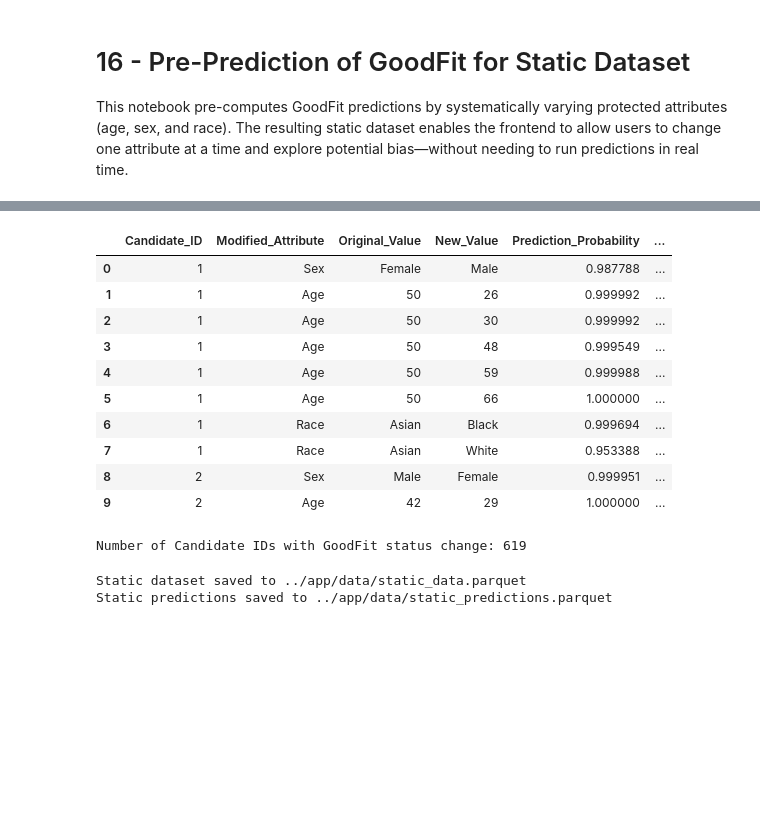
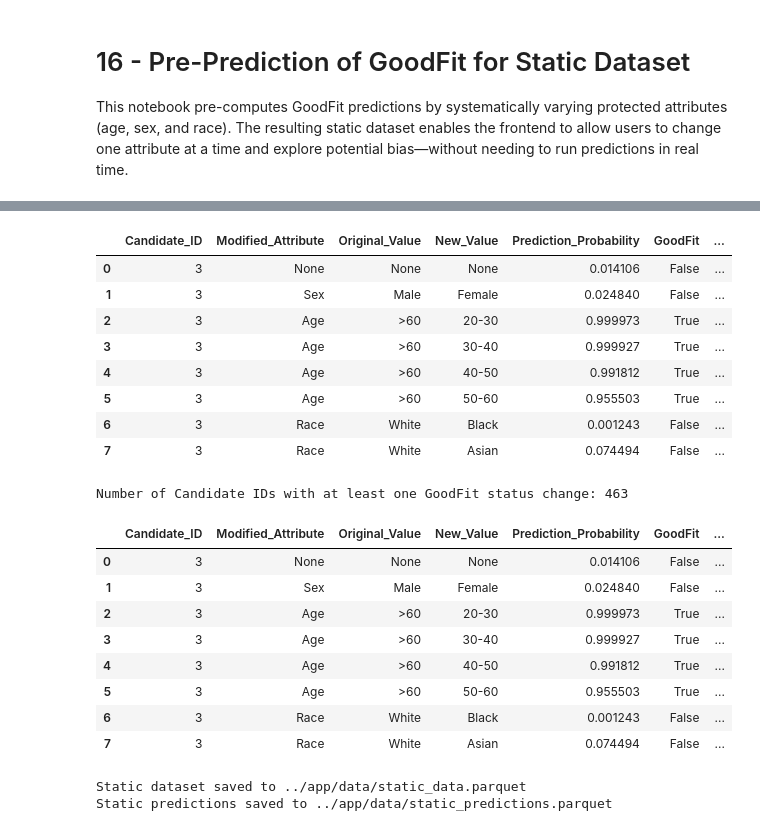
Before and after one commit to markuskuehnle/bias-fairness-mvp, a Jupyter notebook: notebooks/16_goodfit_prediction_static_data.ipynb, the cells around one changed output, grey strips where cells are left out. Saved outputs shown, nothing was run; the diff lists cells and outputs as text; code cells hidden in the pictures; blank space fills up the shorter version.

```diff
--- a/notebooks/16_goodfit_prediction_static_data.ipynb
+++ b/notebooks/16_goodfit_prediction_static_data.ipynb
@@ -177,0 +241,2 @@ results_df["New_Value"] = results_df["New_Value"].astype(str)
+# %%
+static_predictions = results_df.copy()
@@ -211,37 +267,12 @@ merged.head()
-# %%
-# Calculate the difference in prediction probability
-merged["Delta_Probability"] = merged["Prediction_Probability"] - merged["Prediction_Probability_original"]
-
-# Display the relevant columns to inspect counterfactual effects
-display(merged[["Candidate_ID", "Modified_Attribute", "Original_Value", "New_Value",
-              "Prediction_Probability", "Prediction_Probability_original", "Delta_Probability"]].head(10))
-# %% [output]
-|  | Candidate_ID | Modified_Attribute | Original_Value | New_Value | Prediction_Probability | ... |
-| 0 | 1 | Sex | Female | Male | 0.987788 | ... |
-| 1 | 1 | Age | 50 | 26 | 0.999992 | ... |
-| 2 | 1 | Age | 50 | 30 | 0.999992 | ... |
-| 3 | 1 | Age | 50 | 48 | 0.999549 | ... |
-| 4 | 1 | Age | 50 | 59 | 0.999988 | ... |
-| 5 | 1 | Age | 50 | 66 | 1.000000 | ... |
-| 6 | 1 | Race | Asian | Black | 0.999694 | ... |
-| 7 | 1 | Race | Asian | White | 0.953388 | ... |
-| 8 | 2 | Sex | Male | Female | 0.999951 | ... |
-| 9 | 2 | Age | 42 | 29 | 1.000000 | ... |
-# %%
-# Filter for candidates where Prediction_Probability crosses the 0.5 threshold
-changed_candidates = merged[
-    ((merged["Prediction_Probability_original"] < 0.5) & (merged["Prediction_Probability"] >= 0.5)) |
-    ((merged["Prediction_Probability_original"] >= 0.5) & (merged["Prediction_Probability"] < 0.5))
-]
-
-# Get the unique Candidate_IDs where the status changed
-changed_candidate_ids = changed_candidates["Candidate_ID"].unique()
-print("Number of Candidate IDs with GoodFit status change:", len(changed_candidate_ids))
-# %% [output]
-Number of Candidate IDs with GoodFit status change: 619
-# %%
-# Reduce results_df to only candidates with GoodFit status change
-static_data = df[df["Candidate_ID"].isin(changed_candidate_ids)]
-
-# Reduce merged (static predictions) to only relevant candidates
-static_predictions = merged[merged["Candidate_ID"].isin(changed_candidate_ids)]
+# %%
+static_predictions.head(8)
+# %% [output]
+|  | Candidate_ID | Modified_Attribute | Original_Value | New_Value | Prediction_Probability | GoodFit | ... |
+| 0 | 3 | None | None | None | 0.014106 | False | ... |
+| 1 | 3 | Sex | Male | Female | 0.024840 | False | ... |
+| 2 | 3 | Age | >60 | 20-30 | 0.999973 | True | ... |
+| 3 | 3 | Age | >60 | 30-40 | 0.999927 | True | ... |
+| 4 | 3 | Age | >60 | 40-50 | 0.991812 | True | ... |
+| 5 | 3 | Age | >60 | 50-60 | 0.955503 | True | ... |
+| 6 | 3 | Race | White | Black | 0.001243 | False | ... |
+| 7 | 3 | Race | White | Asian | 0.074494 | False | ... |
@@ -248 +291,19 @@ static_predictions = merged[merged["Candidate_ID"].isin(changed_candidate_ids)]
+# %%
+filtered_candidates = results_df.groupby("Candidate_ID").filter(has_goodfit_change)
+
+# Display the filtered DataFrame
+print("Number of Candidate IDs with at least one GoodFit status change:",
+      filtered_candidates["Candidate_ID"].nunique())
+display(filtered_candidates.head(8))
+# %% [output]
+Number of Candidate IDs with at least one GoodFit status change: 463
+|  | Candidate_ID | Modified_Attribute | Original_Value | New_Value | Prediction_Probability | GoodFit | ... |
+| 0 | 3 | None | None | None | 0.014106 | False | ... |
+| 1 | 3 | Sex | Male | Female | 0.024840 | False | ... |
+| 2 | 3 | Age | >60 | 20-30 | 0.999973 | True | ... |
+| 3 | 3 | Age | >60 | 30-40 | 0.999927 | True | ... |
+| 4 | 3 | Age | >60 | 40-50 | 0.991812 | True | ... |
+| 5 | 3 | Age | >60 | 50-60 | 0.955503 | True | ... |
+| 6 | 3 | Race | White | Black | 0.001243 | False | ... |
+| 7 | 3 | Race | White | Asian | 0.074494 | False | ... |
 # %%
```
Also changed, not shown: parts of 17 cells of this notebook, 4 other files.
